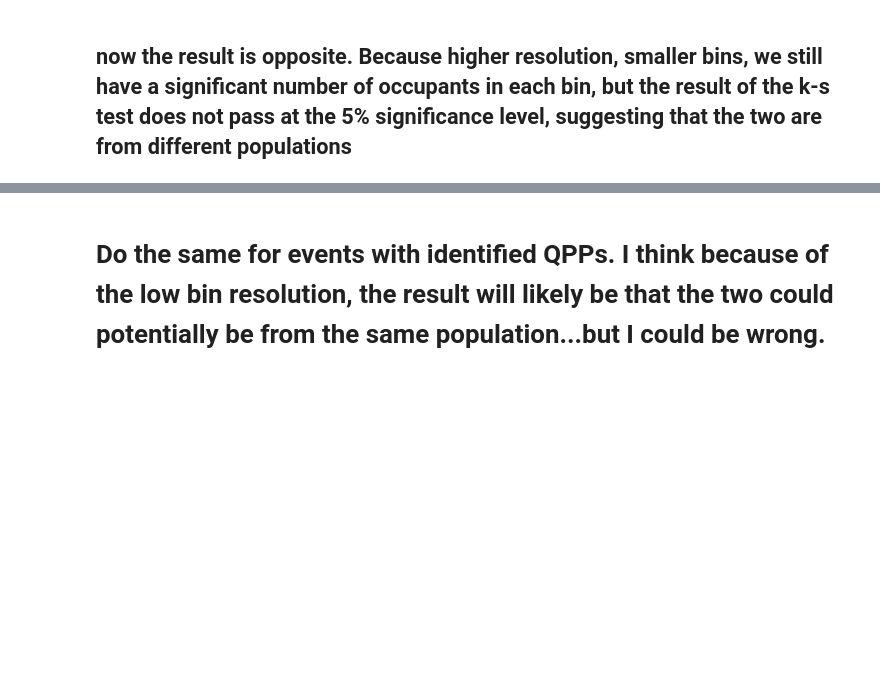
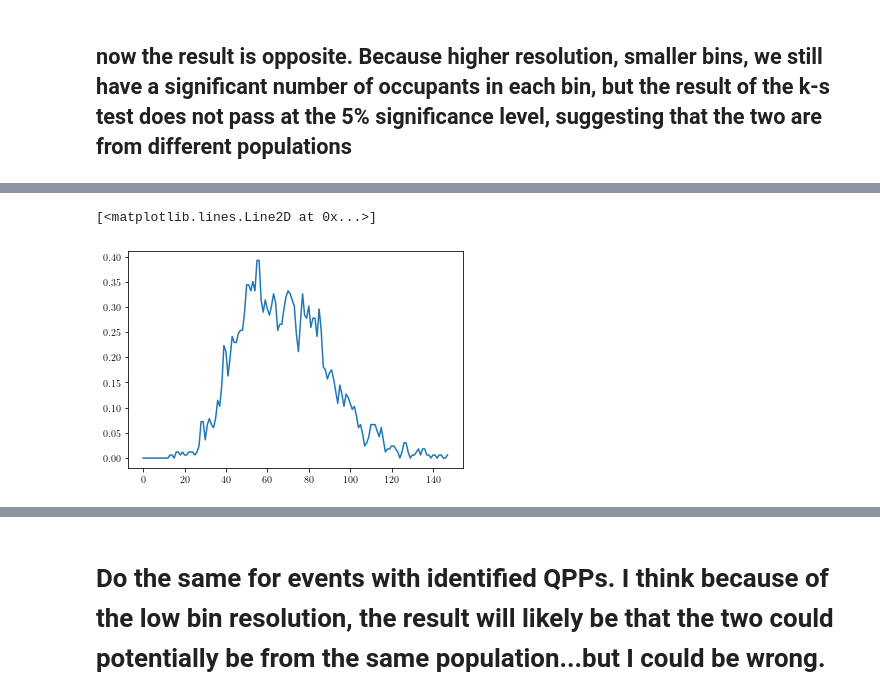
Before and after one commit to coletamburri2112/imp_dev, a Jupyter notebook: fit_imp_distribution_relative.ipynb, the cells around one changed output, grey strips where cells are left out. Saved outputs shown, nothing was run; the diff lists cells and outputs as text; code cells hidden in the pictures; blank space fills up the shorter version.

```diff
--- a/fit_imp_distribution_relative.ipynb
+++ b/fit_imp_distribution_relative.ipynb
@@ -193,9 +199,9 @@ edges = np.linspace(min(all_imp_nonan),max(all_imp_nonan),num=151)
 
 fig,[ax1,ax2,ax3] = plt.subplots(3,1,figsize = [13,20])
 
-f = ax2.hist(best_imp_nonan,bins=edges,facecolor='green',edgecolor='black',density='true')
-g = ax3.hist(not_best_imp_nonan,bins=edges,facecolor='gray',edgecolor='black',density='true')
-h = ax1.hist(all_imp_nonan,bins=edges,facecolor='pink',edgecolor='black',density='true')
+f = ax2.hist(best_imp_nonan,bins=edges,facecolor='green',edgecolor='black')
+g = ax3.hist(not_best_imp_nonan,bins=edges,facecolor='gray',edgecolor='black')
+h = ax1.hist(all_imp_nonan,bins=edges,facecolor='pink',edgecolor='black')
 
 ax2.grid()
 ax3.grid()
@@ -436,0 +331,11 @@ dist3.plot_summary(figsize=(5,5))
+# %%
+#determination of pdf from cdf of all flares
+cdf = allcdf
+upperedges = edges[1:]
+
+pdf = [(y2-y0)/(x2-x0) for x2, x0, y2, y0 in zip(upperedges[2:], upperedges, cdf[2:], cdf)]
+# %%
+plt.plot(pdf)
+# %% [output]
+[<matplotlib.lines.Line2D at 0x...>]
+[figure, added]
```
Also changed, not shown: parts of 43 cells of this notebook.
